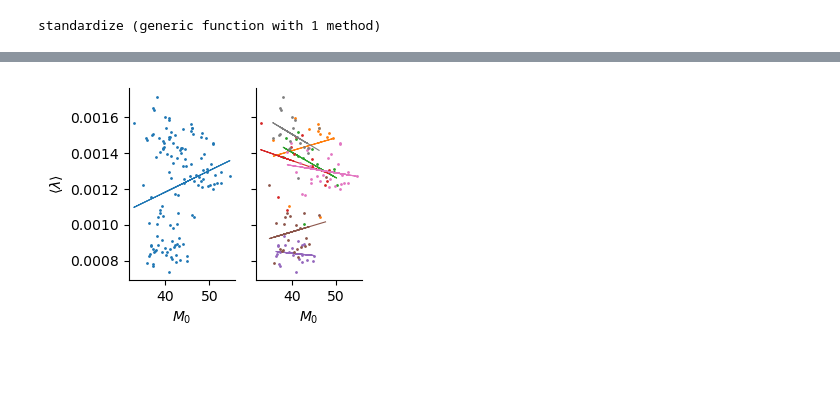
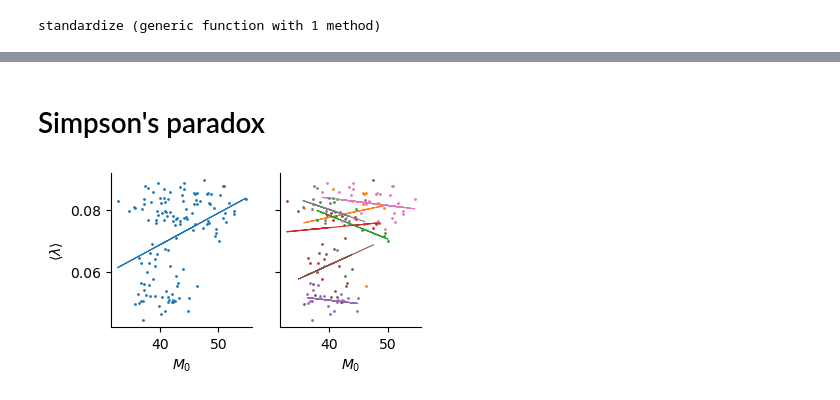
Before and after one commit to elevien/L1210, a Jupyter notebook: src/notebooks/PAPER_growth_vs_time.ipynb, the cells around one changed output, grey strips where cells are left out. Cells and saved outputs as stored; diff of their text form; code cells hidden in the pictures; blank space fills up the shorter version.

Commit message:
Weekly update
Weekly update. Lots of progress on paper figures

```diff
--- a/src/notebooks/PAPER_growth_vs_time.ipynb
+++ b/src/notebooks/PAPER_growth_vs_time.ipynb
@@ -1,11 +7,10 @@
 # %%
-using CSV, DataFrames, Distributions,StatsBase, PythonPlot, Turing
-using MultivariateStats, DifferentialEquations,DynamicAxisWarping, LinearAlgebra, Optim
-include("processing_functions.jl")
+using CSV, DataFrames, Distributions,StatsBase, PythonPlot, LinearAlgebra
+using Turing
 
 NSF_CAREER_PATH = "/Users/elevien/Dartmouth College Dropbox/Ethan Levien/PROPOSALS/NSFCareer2024/figures/growth_dynamics"
 
-df_all = CSV.read("./output/data_processed.csv",DataFrames.DataFrame);
+df_all = CSV.read("./../output/data_processed.csv",DataFrames.DataFrame);
 lineages = unique(df_all.lineage);
 
 standardize(x) = (x .- mean(x)) ./ std(x)
@@ -13,0 +40,18 @@ standardize (generic function with 1 method)
+# %%
+function get_gr(time,lnM)
+    age = time .- time[1]
+    X = hcat(ones(length(age)),age)
+    b = X \ lnM
+    return b[2]
+end
+
+
+df_all_cells = combine(groupby(df_all,[:lineage,:position]),[:time,:lnM]=>get_gr=>:gr,
+:M=>(x->x[1])=>:M0,:M=>(x->x[end])=>:Mf,:time=>(x->x[end]-x[1])=>:gt)
+
+
+for df in groupby(df_all_cells,:lineage)
+    df[:,:x] = log.(df.M0 ./ mean(df.M0))
+    df[:,:γ] = log.(df.Mf ./ df.M0)
+    df[:,:φ] = df.gt .* df.gt
+end
@@ -14,7 +184,8 @@ standardize (generic function with 1 method)
+# %% [markdown]
+# Simpson's paradox
 # %%
-df_all_cells = combine(groupby(df_all,[:lineage,:position]),:gr=>mean=>:gr,:M=>(x->x[1])=>:M0,:time=>(x->x[end]-x[1])=>:gt)
 
-fig, (ax1,ax)= subplots(figsize=(6/2,5/2),ncols=2,sharex=true,sharey=true)
+fig, (ax1,ax)= subplots(figsize=(4,2),ncols=2,sharex=true,sharey=true)
 
 
 
@@ -24,34 +195,36 @@ X = hcat(ones(length(df.M0)),df.M0)
 b = X\df.gr
 xrange = min(df.M0...):0.1:max(df.M0...)
 ax1.plot(X[:,2],X*b,color="C0",lw=0.8)
+
+
 ax.set_xlabel(L"$M_0$")
 
 ax1.set_ylabel(L"$\langle \lambda \rangle$")
 ax1.spines["right"].set_visible(false)
 ax1.spines["top"].set_visible(false)
 #ax1.tick_params(axis="both", left=false, top=false, right=false, bottom=false, labelleft=false, labeltop=false, labelright=false, labelbottom=false)
 ax1.set_xlabel(L"$M_0$")
 
 
 dfs = groupby(df_all_cells,:lineage)
 for i in 1:length(dfs)
     df = dfs[i]
     ax.plot(df.M0,df.gr,".",color="C"*string(i),markersize=2)
     X = hcat(ones(length(df.M0)),df.M0)
     b = X\df.gr
     xrange = min(df.M0...):0.1:max(df.M0...)
     ax.plot(X[:,2],X*b,color="C"*string(i),lw=0.8)
 
 end
 
 
 ax.spines["right"].set_visible(false)
 ax.spines["top"].set_visible(false)
 #gca().tick_params(axis="both", left=false, top=false, right=false, bottom=false, labelleft=false, labeltop=false, labelright=false, labelbottom=false)
 
 
-savefig(NSF_CAREER_PATH*"/simpsons.pdf",bbox_inches="tight")
+#savefig(NSF_CAREER_PATH*"/simpsons.pdf",bbox_inches="tight")
 
 fig
 # %% [output]
-[figure, old version]
+[figure, new version]
```
Also changed, not shown: parts of 15 cells of this notebook, 24 other files.
